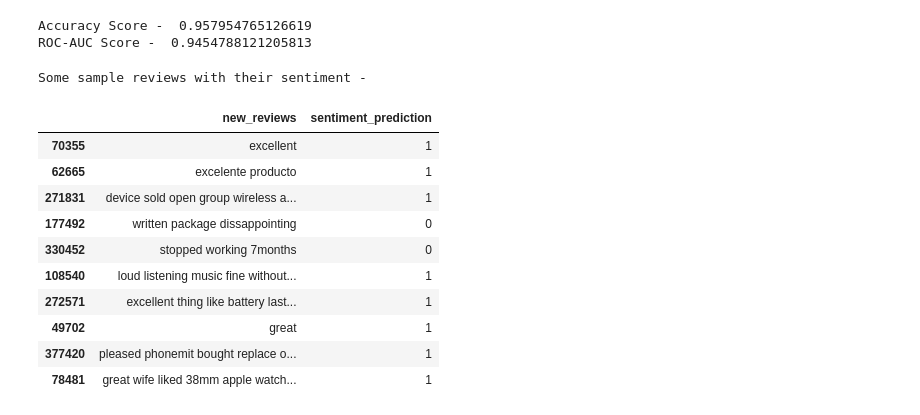
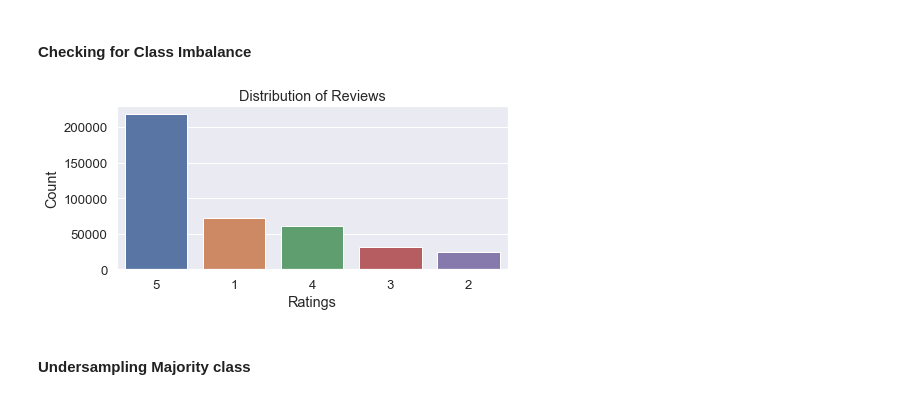
Before and after one commit to kayfilipp/text_mining_amazon_unlocked, a Jupyter notebook: Notebook2_SupervisedModels.ipynb, the cells around one changed output. Cells and saved outputs as stored; diff of their text form; code cells hidden in the pictures.

```diff
--- a/Notebook2_SupervisedModels.ipynb
+++ b/Notebook2_SupervisedModels.ipynb
@@ -64,5 +74,0 @@ memory usage: 9.5+ MB
-# %%
-# Assigning a new [1,0] target class label based on the product rating
-new_df['sentiment'] = 0
-new_df.loc[new_df['Rating'] > 3, 'sentiment'] = 1
-new_df.loc[new_df['Rating'] < 3, 'sentiment'] = 0
@@ -178,30 +75,16 @@ Some sample reviews with their sentiment -
-# %%
-model_rf= RandomForestClassifier()
-model_rf.fit(X_train_tf, Y_train)
-Y_pred_rf= model_rf.predict(X_test_tf)
-print ('Accuracy Score - ', accuracy_score(Y_test, Y_pred_rf))
-print ('ROC-AUC Score - ', roc_auc_score(Y_test, Y_pred_rf))
-# %% [output]
-Accuracy Score -  0.957954765126619
-ROC-AUC Score -  0.9454788121205813
-# %%
-sentiment_predictions_rf = model_clf.predict(sample_reviews_tf)
-sentiment_predictions_rf = pd.DataFrame(data = sentiment_predictions_rf,
-                                         index=sample_reviews.index,
-                                         columns=['sentiment_prediction'])
-sample_reviews_rf = pd.concat([sample_reviews, sentiment_predictions_rf], axis=1)
-print ('Some sample reviews with their sentiment - ')
-sample_reviews_rf[['new_reviews','sentiment_prediction']]
-# %% [output]
-Some sample reviews with their sentiment -
-|  | new_reviews | sentiment_prediction |
-| 70355 | excellent | 1 |
-| 62665 | excelente producto | 1 |
-| 271831 | device sold open group wireless a... | 1 |
-| 177492 | written package dissappointing | 0 |
-| 330452 | stopped working 7months | 0 |
-| 108540 | loud listening music fine without... | 1 |
-| 272571 | excellent thing like battery last... | 1 |
-| 49702 | great | 1 |
-| 377420 | pleased phonemit bought replace o... | 1 |
-| 78481 | great wife liked 38mm apple watch... | 1 |
+# %% [markdown]
+#### Checking for Class Imbalance
+# %%
+
+plt.figure(figsize=(7,3))
+sns.set(font_scale = 1.2)
+sns.countplot(x="Rating", data=new_df,
+order = new_df['Rating'].value_counts().index)
+plt.title("Distribution of Reviews")
+plt.xlabel("Ratings")
+plt.ylabel("Count")
+plt.show()
+# %% [output]
+[figure, added]
+# %% [markdown]
+#### Undersampling Majority class
```
Also changed, not shown: parts of 40 cells of this notebook.
